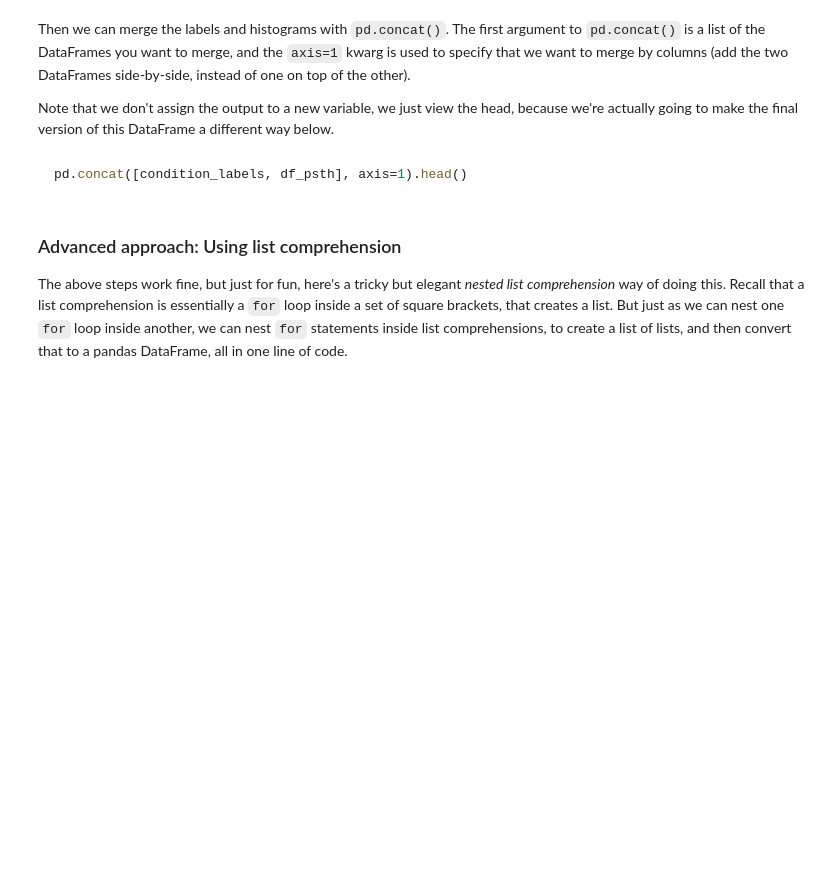
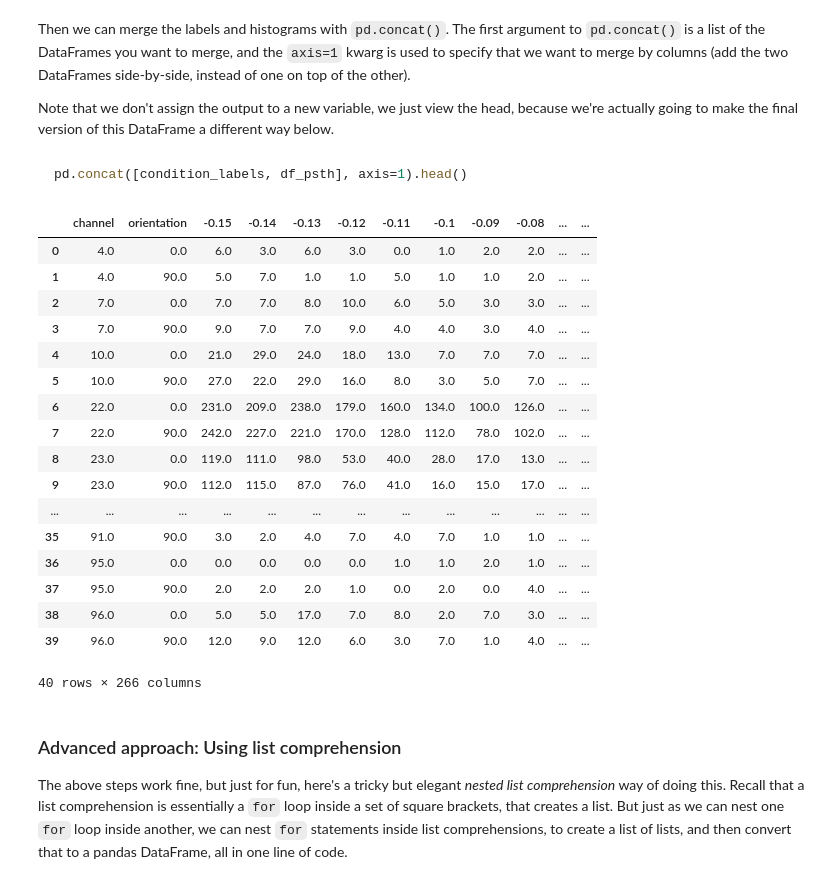
Before and after one commit to dm748329/Single-Unit-Data, a Jupyter notebook: 4 - pandas_multielec.ipynb, the cells around one changed output. Cells and saved outputs as stored; diff of their text form; code cells hidden in the pictures; blank space fills up the shorter version.

```diff
--- a/4 - pandas_multielec.ipynb
+++ b/4 - pandas_multielec.ipynb
@@ -221,6 +249,19 @@ for chan in channels:
 df_psth = pd.DataFrame(hist_arr,
                       columns=np.round(time_bins[:-1], 3))
 ~~~
+# %%
+df_list = []
+
+hist_arr = np.zeros([num_chan * num_ortns, len(time_bins) - 1])
+
+r_idx = 0
+
+for chan in channels:
+    for ori in orientations:
+        hist_arr[r_idx], bins = np.histogram(df[(df['channel'] == chan) & (df['orientation'] == ori)]['time'], bins=time_bins)
+
+        r_idx += 1
+df_psth = pd.DataFrame(hist_arr, columns=np.round(time_bins[:-1], 3))
 # %% [markdown]
 ~~~python
 df_psth.head()
@@ -251,6 +322,27 @@ Note that we don't assign the output to a new variable, we just view the head, b
 ~~~python
 pd.concat([condition_labels, df_psth], axis=1).head()
 ~~~
+# %%
+pd.concat([condition_labels, df_psth], axis=1) ##combine the two dataframes
+# %% [output]
+|  | channel | orientation | -0.15 | -0.14 | -0.13 | -0.12 | -0.11 | -0.1 | -0.09 | -0.08 | ... | ... |
+| 0 | 4.0 | 0.0 | 6.0 | 3.0 | 6.0 | 3.0 | 0.0 | 1.0 | 2.0 | 2.0 | ... | ... |
+| 1 | 4.0 | 90.0 | 5.0 | 7.0 | 1.0 | 1.0 | 5.0 | 1.0 | 1.0 | 2.0 | ... | ... |
+| 2 | 7.0 | 0.0 | 7.0 | 7.0 | 8.0 | 10.0 | 6.0 | 5.0 | 3.0 | 3.0 | ... | ... |
+| 3 | 7.0 | 90.0 | 9.0 | 7.0 | 7.0 | 9.0 | 4.0 | 4.0 | 3.0 | 4.0 | ... | ... |
+| 4 | 10.0 | 0.0 | 21.0 | 29.0 | 24.0 | 18.0 | 13.0 | 7.0 | 7.0 | 7.0 | ... | ... |
+| 5 | 10.0 | 90.0 | 27.0 | 22.0 | 29.0 | 16.0 | 8.0 | 3.0 | 5.0 | 7.0 | ... | ... |
+| 6 | 22.0 | 0.0 | 231.0 | 209.0 | 238.0 | 179.0 | 160.0 | 134.0 | 100.0 | 126.0 | ... | ... |
+| 7 | 22.0 | 90.0 | 242.0 | 227.0 | 221.0 | 170.0 | 128.0 | 112.0 | 78.0 | 102.0 | ... | ... |
+| 8 | 23.0 | 0.0 | 119.0 | 111.0 | 98.0 | 53.0 | 40.0 | 28.0 | 17.0 | 13.0 | ... | ... |
+| 9 | 23.0 | 90.0 | 112.0 | 115.0 | 87.0 | 76.0 | 41.0 | 16.0 | 15.0 | 17.0 | ... | ... |
+| ... | ... | ... | ... | ... | ... | ... | ... | ... | ... | ... | ... | ... |
+| 35 | 91.0 | 90.0 | 3.0 | 2.0 | 4.0 | 7.0 | 4.0 | 7.0 | 1.0 | 1.0 | ... | ... |
+| 36 | 95.0 | 0.0 | 0.0 | 0.0 | 0.0 | 0.0 | 1.0 | 1.0 | 2.0 | 1.0 | ... | ... |
+| 37 | 95.0 | 90.0 | 2.0 | 2.0 | 2.0 | 1.0 | 0.0 | 2.0 | 0.0 | 4.0 | ... | ... |
+| 38 | 96.0 | 0.0 | 5.0 | 5.0 | 17.0 | 7.0 | 8.0 | 2.0 | 7.0 | 3.0 | ... | ... |
+| 39 | 96.0 | 90.0 | 12.0 | 9.0 | 12.0 | 6.0 | 3.0 | 7.0 | 1.0 | 4.0 | ... | ... |
+40 rows × 266 columns
 # %% [markdown]
 ### Advanced approach: Using list comprehension
 
```
Also changed, not shown: parts of 14 cells of this notebook.
